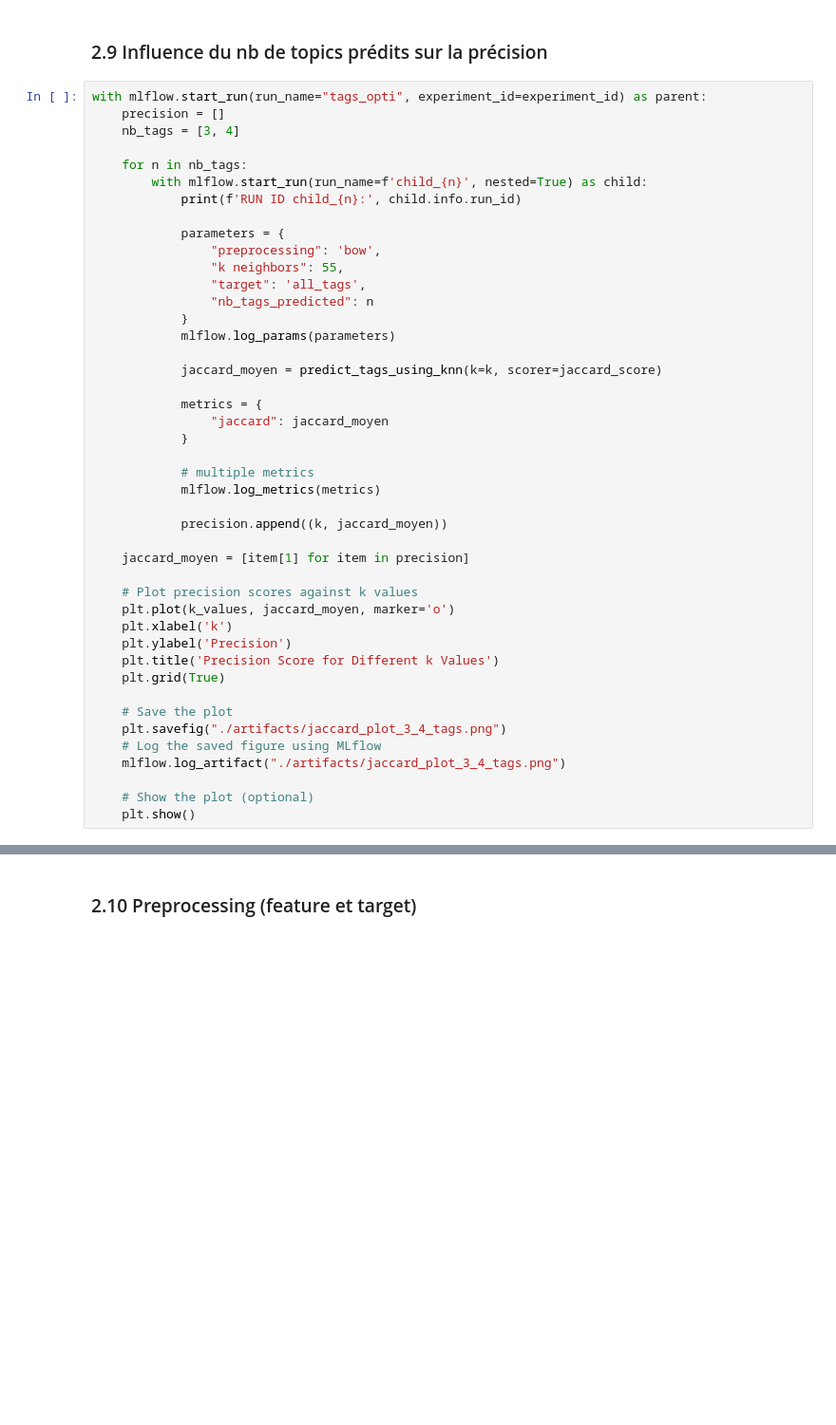
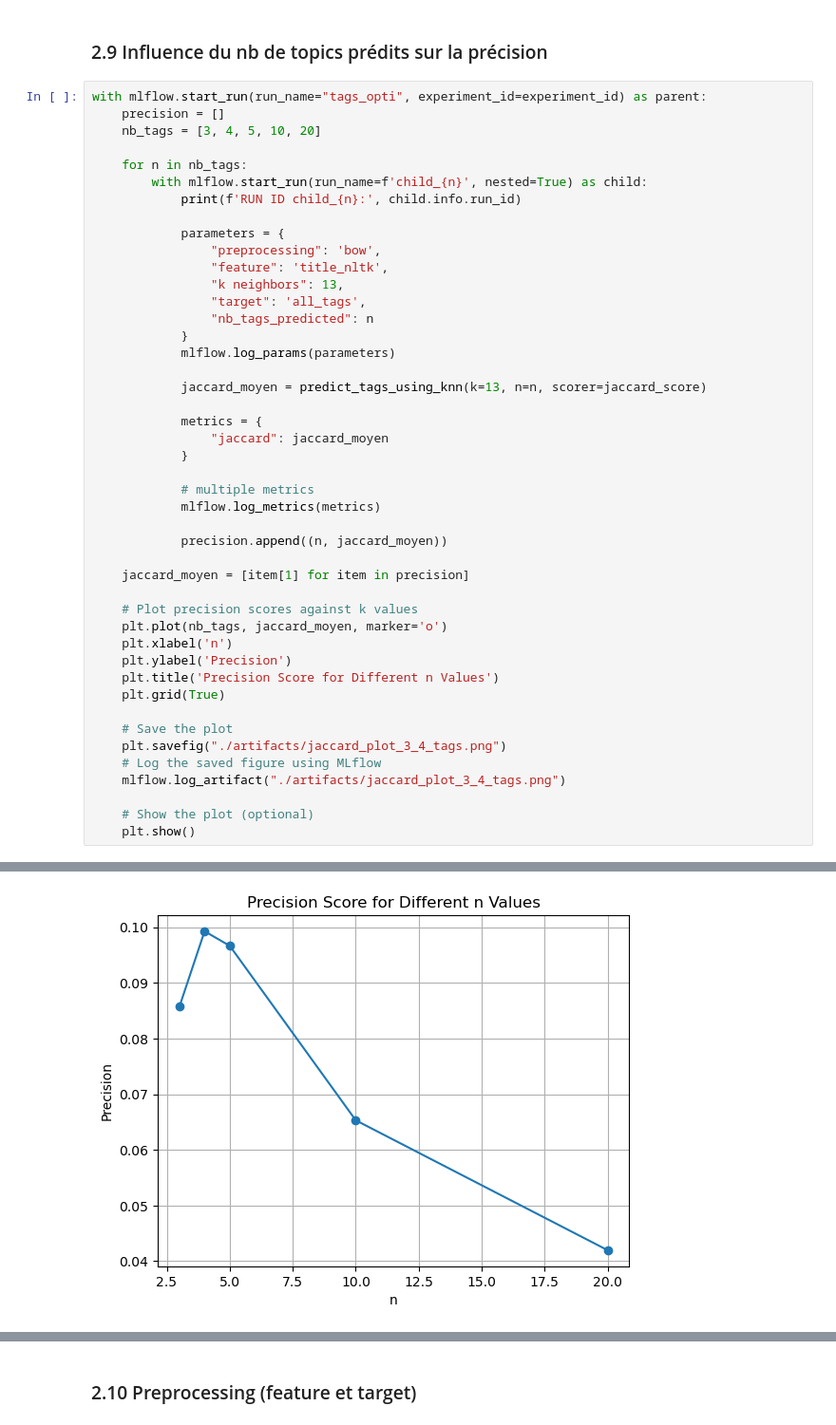
Before and after one commit to Kiwinokoto/ML_student, a Jupyter notebook: 1_4_notebooks/Oudelet_Kevin_4_notebook_approche_supervisée_271123.ipynb, the cells around one changed output, grey strips where cells are left out. Shown at 95% size. Saved outputs shown, nothing was run; the diff lists cells and outputs as text; blank space fills up the shorter version.

```diff
--- a/1_4_notebooks/Oudelet_Kevin_4_notebook_approche_supervisée_271123.ipynb
+++ b/1_4_notebooks/Oudelet_Kevin_4_notebook_approche_supervisée_271123.ipynb
@@ -888,7 +897,7 @@ predicted : ['javascript', 'python', 'node.js', 'php', 'android']
 # %%
 with mlflow.start_run(run_name="tags_opti", experiment_id=experiment_id) as parent:
     precision = []
-    nb_tags = [3, 4]
+    nb_tags = [3, 4, 5, 10, 20]
 
     for n in nb_tags:
         with mlflow.start_run(run_name=f'child_{n}', nested=True) as child:
@@ -896,13 +905,14 @@ with mlflow.start_run(run_name="tags_opti", experiment_id=experiment_id) as pare
 
             parameters = {
                 "preprocessing": 'bow',
-                "k neighbors": 55,
+                "feature": 'title_nltk',
+                "k neighbors": 13,
                 "target": 'all_tags',
                 "nb_tags_predicted": n
             }
             mlflow.log_params(parameters)
 
-            jaccard_moyen = predict_tags_using_knn(k=k, scorer=jaccard_score)
+            jaccard_moyen = predict_tags_using_knn(k=13, n=n, scorer=jaccard_score)
 
             metrics = {
                 "jaccard": jaccard_moyen
@@ -911,15 +921,15 @@ with mlflow.start_run(run_name="tags_opti", experiment_id=experiment_id) as pare
             # multiple metrics
             mlflow.log_metrics(metrics)
 
-            precision.append((k, jaccard_moyen))
+            precision.append((n, jaccard_moyen))
 
     jaccard_moyen = [item[1] for item in precision]
 
     # Plot precision scores against k values
-    plt.plot(k_values, jaccard_moyen, marker='o')
-    plt.xlabel('k')
+    plt.plot(nb_tags, jaccard_moyen, marker='o')
+    plt.xlabel('n')
     plt.ylabel('Precision')
-    plt.title('Precision Score for Different k Values')
+    plt.title('Precision Score for Different n Values')
     plt.grid(True)
 
     # Save the plot
@@ -929,3 +939,4 @@ with mlflow.start_run(run_name="tags_opti", experiment_id=experiment_id) as pare
 
     # Show the plot (optional)
     plt.show()
+# %% [output]
@@ -931,0 +960 @@ with mlflow.start_run(run_name="tags_opti", experiment_id=experiment_id) as pare
+[figure, added]
```
Also changed, not shown: parts of 39 cells of this notebook, 17 other files.
